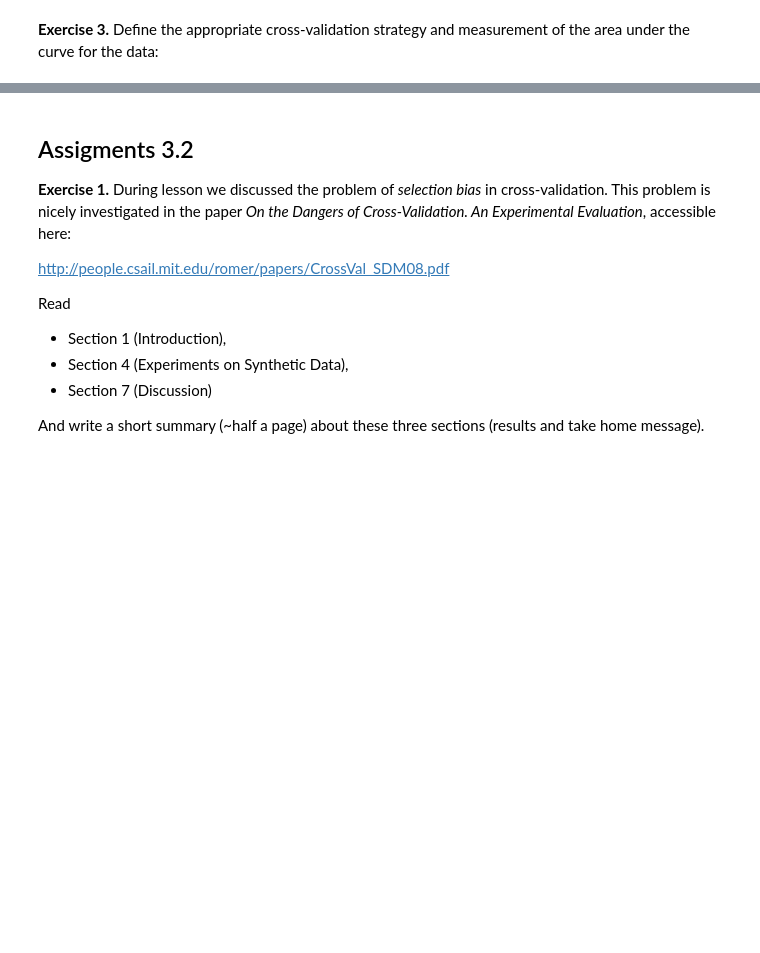
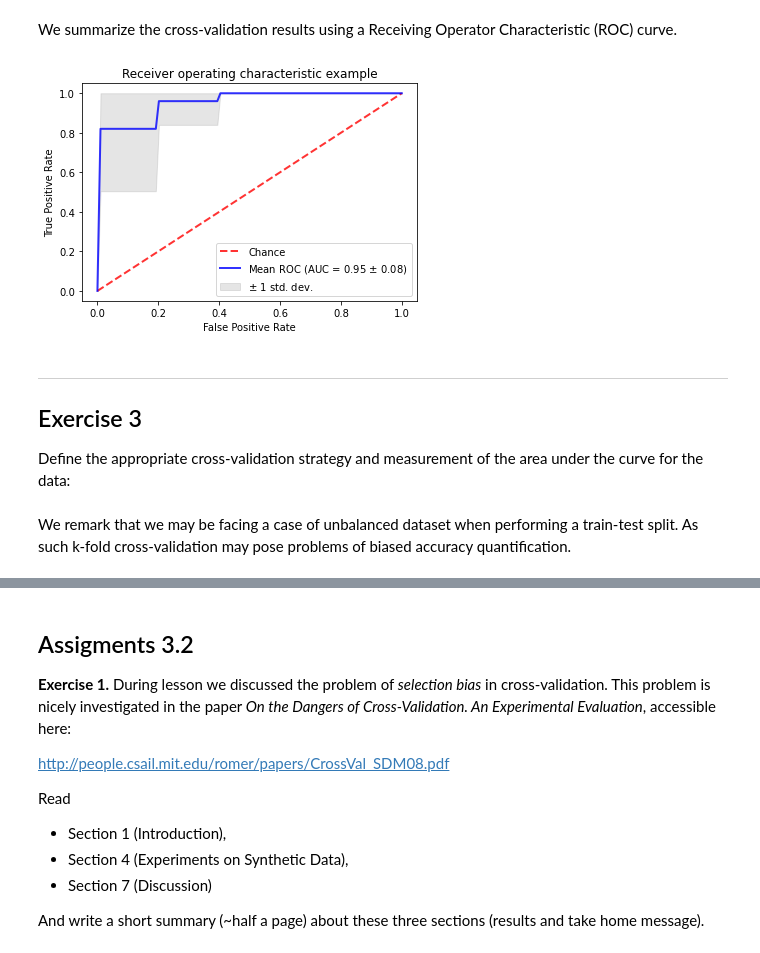
Before and after one commit to qlero/UCA_MSc-DS1, a Jupyter notebook: 2_model_selection/lecture_7/Assignments3.ipynb, the cells around one changed output, grey strips where cells are left out. Cells and saved outputs as stored; diff of their text form; code cells hidden in the pictures; blank space fills up the shorter version.

```diff
--- a/2_model_selection/lecture_7/Assignments3.ipynb
+++ b/2_model_selection/lecture_7/Assignments3.ipynb
@@ -14,2 +259,60 @@ __Exercise 2.__ Use the previous 10-fold cross-validation to plot and compute th
+# %% [markdown]
+We summarize the cross-validation results using a Receiving Operator Characteristic (ROC) curve.
+# %%
+# Summarizes the cross-validation results
+
+# Adds diagonal line of random classification
+plt.plot([0, 1], [0, 1],
+         linestyle='--',
+         lw=2,
+         color='r',
+         label='Chance',
+         alpha=.8)
+
+# Computes mean and std for the curves
+mean_tpr = np.mean(roc_sample, axis=0)
+std_tpr = np.std(roc_sample, axis=0)
+
+# Sets the end point of the average ROC to be equal to 1
+mean_tpr[-1] = 1.0
+
+# Computes the AUC of the average curves
+mean_auc = auc(mean_fpr, mean_tpr)
+
+# Computes the std of the AUCs
+std_auc = np.std(aucs)
+
+# Plots the ROC curve
+plt.plot(mean_fpr,
+         mean_tpr,
+         color='b',
+         label=f"Mean ROC (AUC = {mean_auc:.2f} $\pm$ {std_auc:.2f})",
+         lw=2,
+         alpha=.8)
+
+
+# Plots the std
+tprs_upper = np.minimum(mean_tpr + std_tpr, 1)
+tprs_lower = np.maximum(mean_tpr - std_tpr, 0)
+plt.fill_between(mean_fpr,
+                 tprs_lower,
+                 tprs_upper,
+                 color='grey',
+                 alpha=.2,
+                 label=r'$\pm$ 1 std. dev.')
+
+plt.xlim([-0.05, 1.05])
+plt.ylim([-0.05, 1.05])
+plt.xlabel('False Positive Rate')
+plt.ylabel('True Positive Rate')
+plt.title('Receiver operating characteristic example')
+plt.legend(loc="lower right")
+plt.show()
+# %% [output]
+[figure, added]
 # %% [markdown]
-**Exercise 3.** Define the appropriate cross-validation strategy and measurement of the area under the curve for the data:
+<hr>
+
+## Exercise 3
+
+Define the appropriate cross-validation strategy and measurement of the area under the curve for the data:
@@ -18,0 +345,2 @@ X, y = make_classification(n_samples = 200, n_features=5, n_redundant=0, n_infor
+# %% [markdown]
+We remark that we may be facing a case of unbalanced dataset when performing a train-test split. As such k-fold cross-validation may pose problems of biased accuracy quantification.
```
Also changed, not shown: parts of 34 cells of this notebook.
